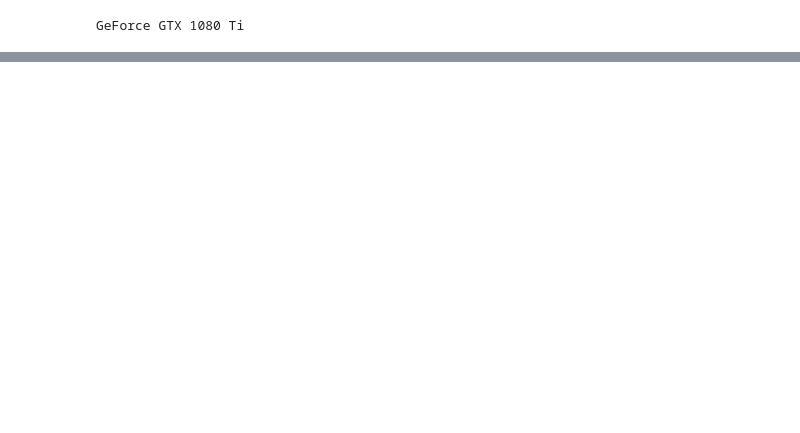
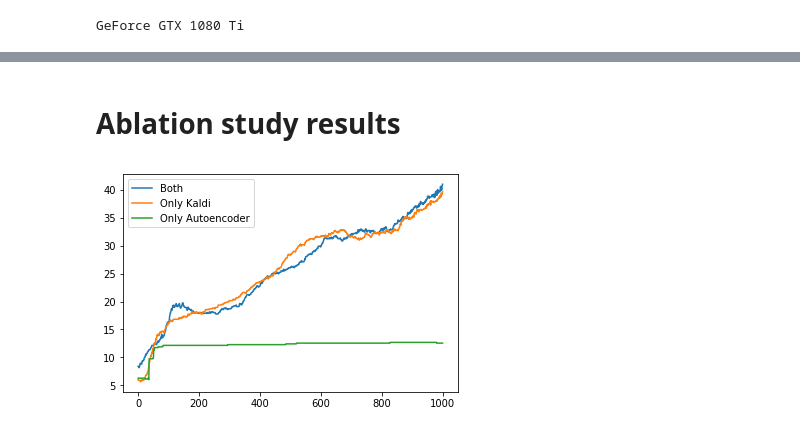
Before and after one commit to niksaz/speech-ml-2019, a Jupyter notebook: 3/speaker_recognition.ipynb, the cells around one changed output, grey strips where cells are left out. Cells and saved outputs as stored; diff of their text form; code cells hidden in the pictures; blank space fills up the shorter version.

Commit message:
Done ablation study.

```diff
--- a/3/speaker_recognition.ipynb
+++ b/3/speaker_recognition.ipynb
@@ -219,0 +376,10 @@ plt.show()
+# %% [markdown]
+# Ablation study results
+# %%
+plt.plot(range(len(test_merged_accuracies)), test_merged_accuracies)
+plt.plot(range(len(test_kaldi_accuracies)), test_kaldi_accuracies)
+plt.plot(range(len(test_auto_accuracies)), test_auto_accuracies)
+plt.legend(['Both', 'Only Kaldi', 'Only Autoencoder'])
+plt.show()
+# %% [output]
+[figure, added]
```
Also changed, not shown: parts of 22 cells of this notebook, 2 other files.
